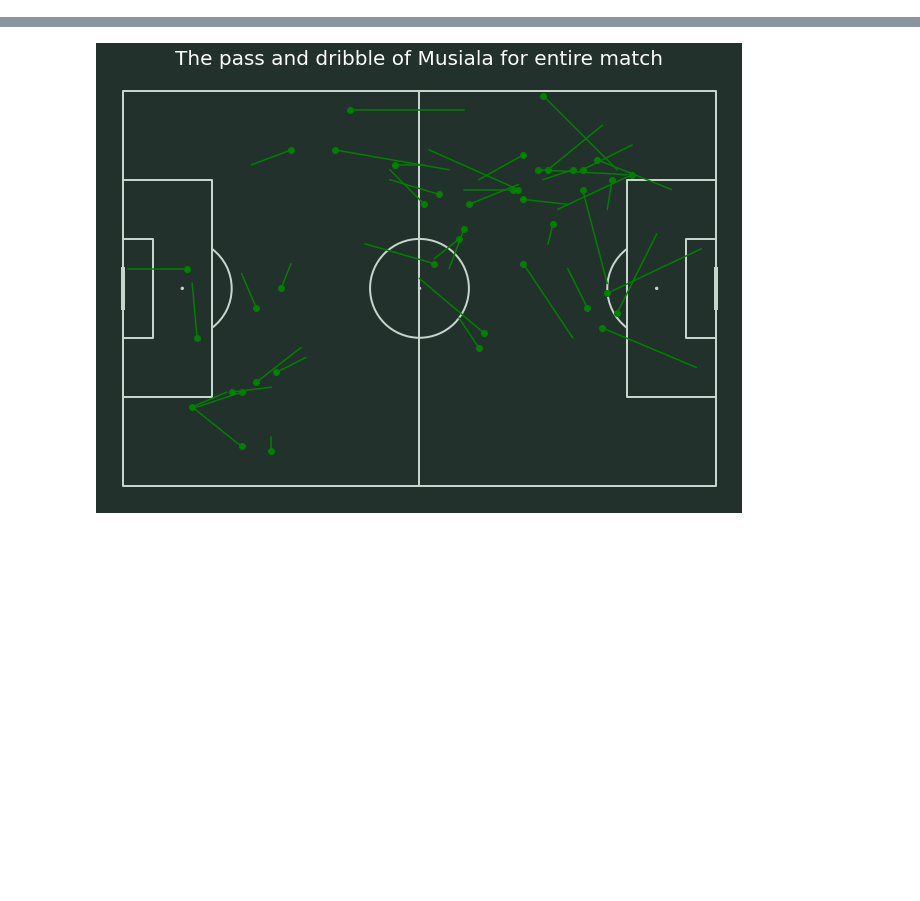
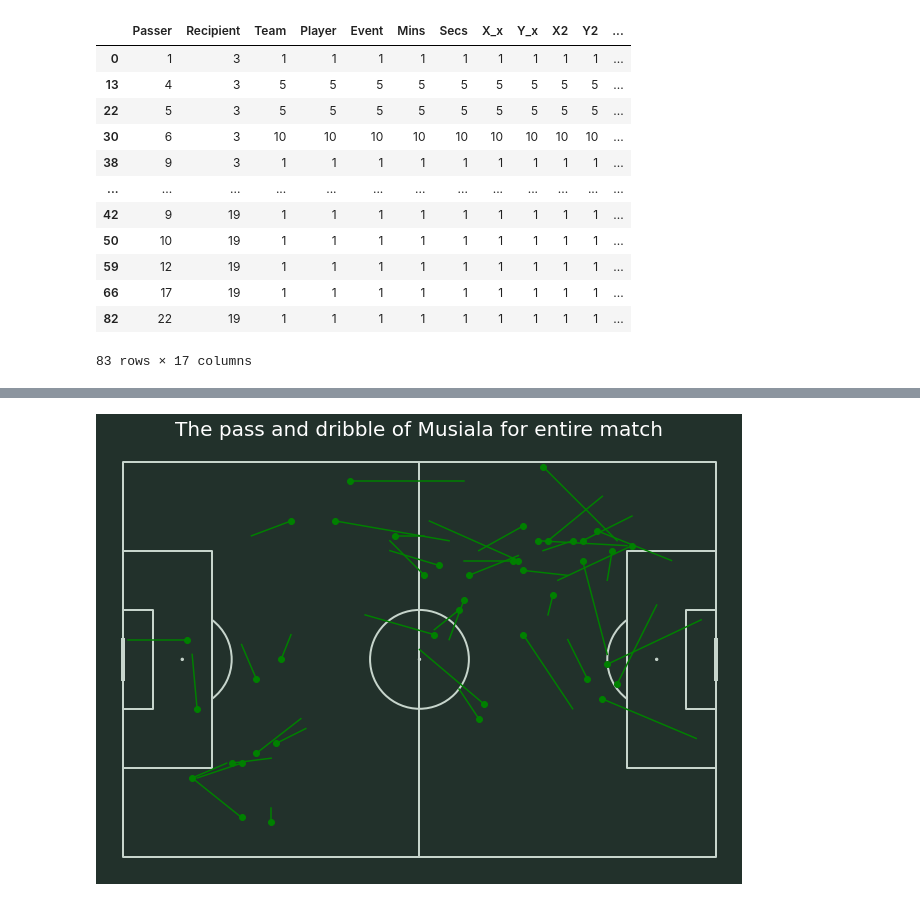
Before and after one commit to arivle/World-Cup-Data-Analytics, a Jupyter notebook: main.ipynb, the cells around one changed output, grey strips where cells are left out. Drawn from its saved outputs; the diff is of its cells as text; code cells hidden in the pictures; blank space fills up the shorter version.

```diff
--- a/main.ipynb
+++ b/main.ipynb
@@ -61,0 +66,7 @@ Name: Player, dtype: object
+# %%
+#this is for maping pass web. We need passer and recipient
+df["Passer"] = df["Player"]
+df["Recipient"] = df["Player"].shift(-1)
+
+#create new dataframe which just contains pass data
+passes = df[df["Event"]=="Pass"]
@@ -61,0 +168,21 @@ Name: Player, dtype: object
+# %%
+pass_between = passes.groupby(["Passer", "Recipient"]).count().reset_index()
+pass_between.rename({"id":"Pass_Count"}, axis="columns", inplace=True)
+
+pass_between = pass_between.merge(avg_location, left_on="Passer", right_index=True)
+pass_between = pass_between.merge(avg_location, left_on="Recipient", right_index=True, suffixes=["","_end"])
+pass_between
+# %% [output]
+|  | Passer | Recipient | Team | Player | Event | Mins | Secs | X_x | Y_x | X2 | Y2 | ... |
+| 0 | 1 | 3 | 1 | 1 | 1 | 1 | 1 | 1 | 1 | 1 | 1 | ... |
+| 13 | 4 | 3 | 5 | 5 | 5 | 5 | 5 | 5 | 5 | 5 | 5 | ... |
+| 22 | 5 | 3 | 5 | 5 | 5 | 5 | 5 | 5 | 5 | 5 | 5 | ... |
+| 30 | 6 | 3 | 10 | 10 | 10 | 10 | 10 | 10 | 10 | 10 | 10 | ... |
+| 38 | 9 | 3 | 1 | 1 | 1 | 1 | 1 | 1 | 1 | 1 | 1 | ... |
+| ... | ... | ... | ... | ... | ... | ... | ... | ... | ... | ... | ... | ... |
+| 42 | 9 | 19 | 1 | 1 | 1 | 1 | 1 | 1 | 1 | 1 | 1 | ... |
+| 50 | 10 | 19 | 1 | 1 | 1 | 1 | 1 | 1 | 1 | 1 | 1 | ... |
+| 59 | 12 | 19 | 1 | 1 | 1 | 1 | 1 | 1 | 1 | 1 | 1 | ... |
+| 66 | 17 | 19 | 1 | 1 | 1 | 1 | 1 | 1 | 1 | 1 | 1 | ... |
+| 82 | 22 | 19 | 1 | 1 | 1 | 1 | 1 | 1 | 1 | 1 | 1 | ... |
+83 rows × 17 columns
```
Also changed, not shown: parts of 18 cells of this notebook, 1 other file.
